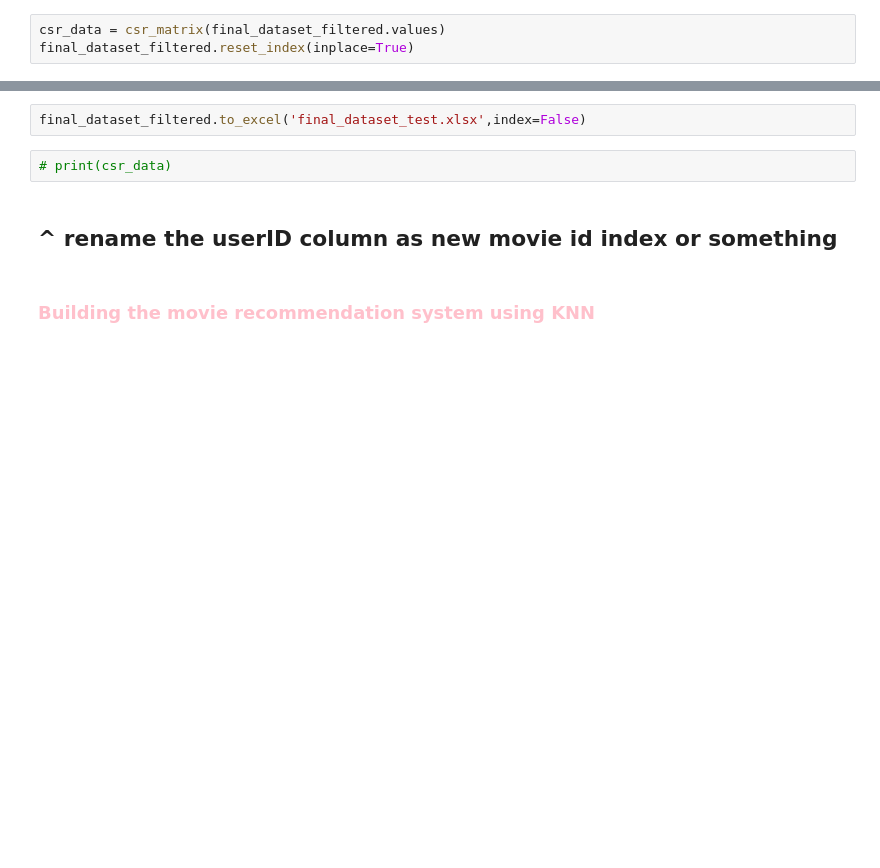
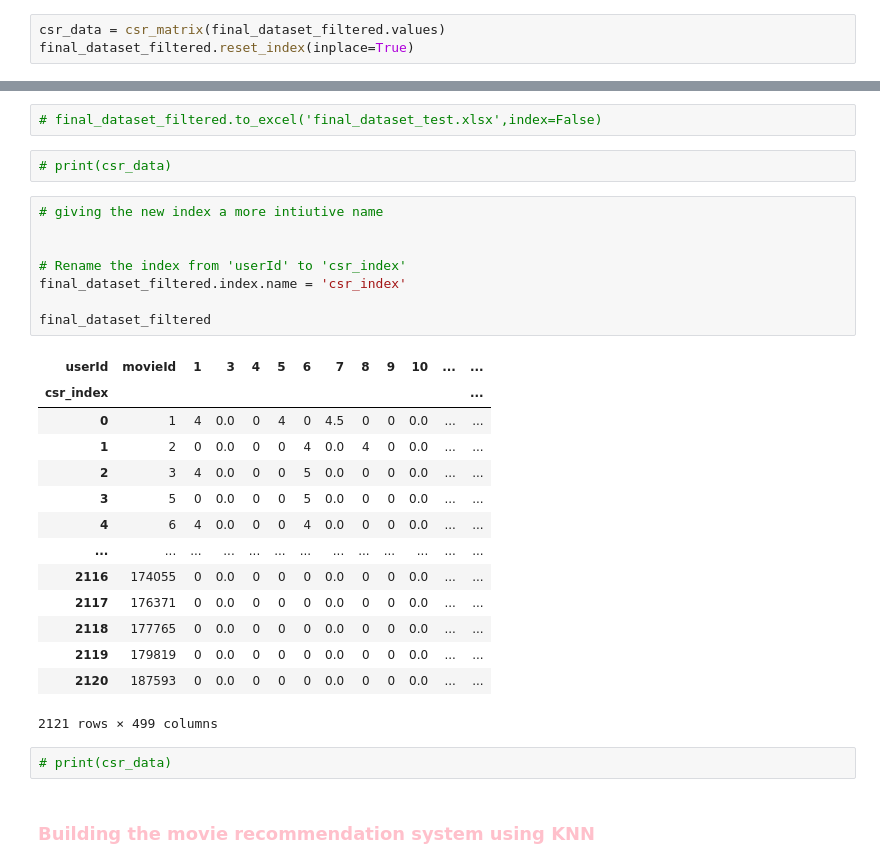
Before and after one commit to mgt990105/movie_recommendation_system, a Jupyter notebook: Model/knn_model_100k.ipynb, the cells around one changed output, grey strips where cells are left out. Cells and saved outputs as stored; diff of their text form; blank space fills up the shorter version.

```diff
--- a/Model/knn_model_100k.ipynb
+++ b/Model/knn_model_100k.ipynb
@@ -195,9 +212,32 @@ final_dataset_filtered.reset_index(inplace=True)
 # %%
-final_dataset_filtered.to_excel('final_dataset_test.xlsx',index=False)
+# final_dataset_filtered.to_excel('final_dataset_test.xlsx',index=False)
 # %%
 # print(csr_data)
-# %% [markdown]
-## ^ rename the userID column as new movie id index or something
+# %%
+# giving the new index a more intiutive name
+
+
+# Rename the index from 'userId' to 'csr_index'
+final_dataset_filtered.index.name = 'csr_index'
+
+final_dataset_filtered
+# %% [output]
+| userId | movieId | 1 | 3 | 4 | 5 | 6 | 7 | 8 | 9 | 10 | ... | ... |
+| csr_index |  |  |  |  |  |  |  |  |  |  |  | ... |
+| 0 | 1 | 4 | 0.0 | 0 | 4 | 0 | 4.5 | 0 | 0 | 0.0 | ... | ... |
+| 1 | 2 | 0 | 0.0 | 0 | 0 | 4 | 0.0 | 4 | 0 | 0.0 | ... | ... |
+| 2 | 3 | 4 | 0.0 | 0 | 0 | 5 | 0.0 | 0 | 0 | 0.0 | ... | ... |
+| 3 | 5 | 0 | 0.0 | 0 | 0 | 5 | 0.0 | 0 | 0 | 0.0 | ... | ... |
+| 4 | 6 | 4 | 0.0 | 0 | 0 | 4 | 0.0 | 0 | 0 | 0.0 | ... | ... |
+| ... | ... | ... | ... | ... | ... | ... | ... | ... | ... | ... | ... | ... |
+| 2116 | 174055 | 0 | 0.0 | 0 | 0 | 0 | 0.0 | 0 | 0 | 0.0 | ... | ... |
+| 2117 | 176371 | 0 | 0.0 | 0 | 0 | 0 | 0.0 | 0 | 0 | 0.0 | ... | ... |
+| 2118 | 177765 | 0 | 0.0 | 0 | 0 | 0 | 0.0 | 0 | 0 | 0.0 | ... | ... |
+| 2119 | 179819 | 0 | 0.0 | 0 | 0 | 0 | 0.0 | 0 | 0 | 0.0 | ... | ... |
+| 2120 | 187593 | 0 | 0.0 | 0 | 0 | 0 | 0.0 | 0 | 0 | 0.0 | ... | ... |
+2121 rows × 499 columns
+# %%
+# print(csr_data)
 # %% [markdown]
 ### <span style="color: pink;"> Building the movie recommendation system using KNN </span>
 # %% [markdown]
```
Also changed, not shown: parts of 10 cells of this notebook, 1 other file.
